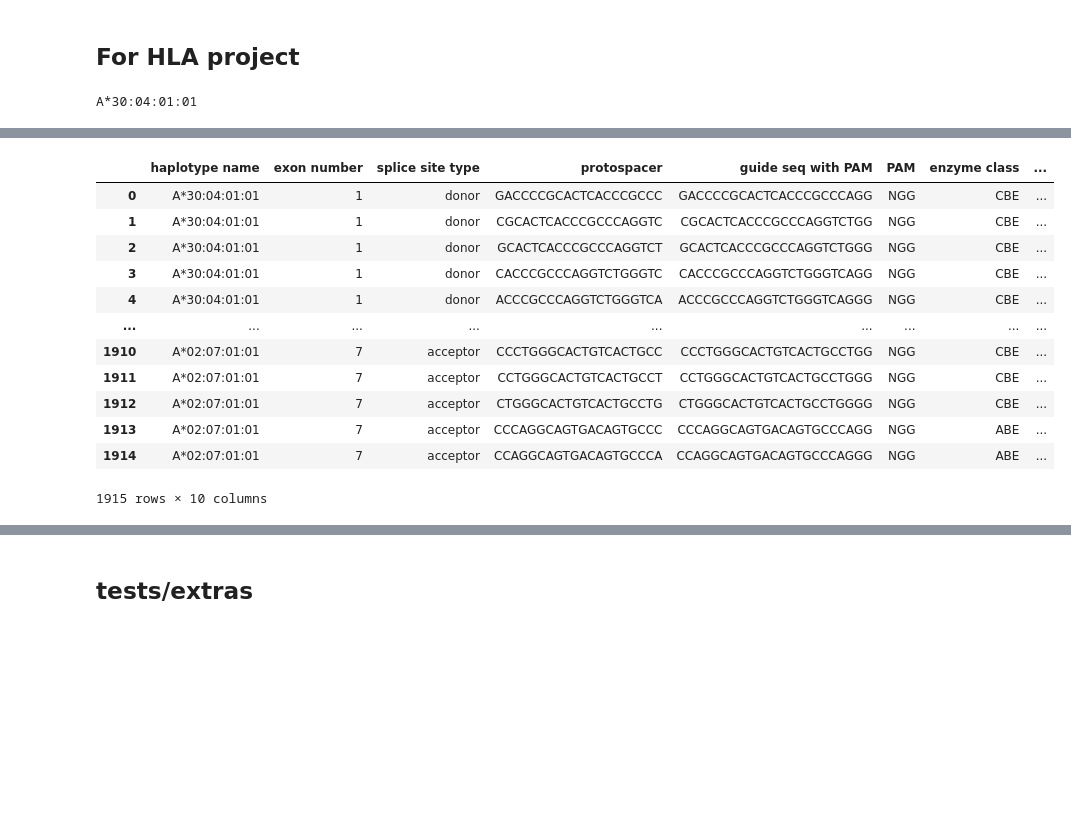
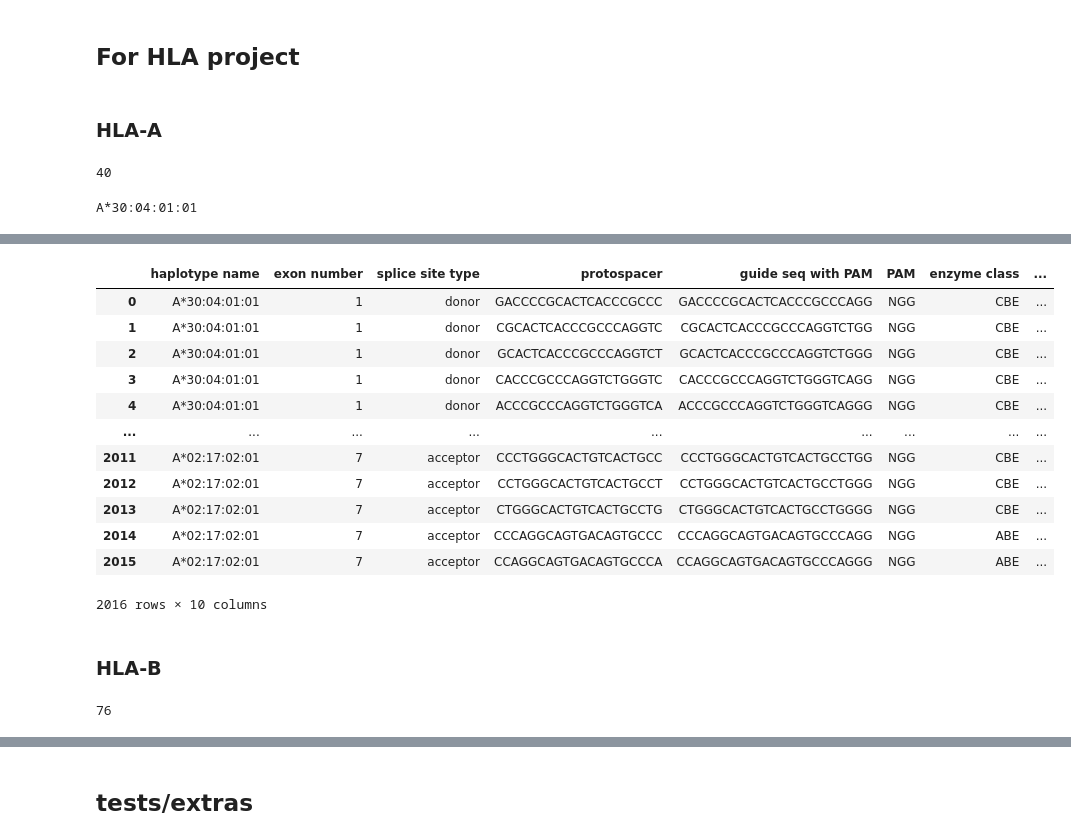
Before and after one commit to asdfghjkate/HLA_spliceEdit, a Jupyter notebook: spliceR_python_HLA.ipynb, the cells around one changed output, grey strips where cells are left out. Saved outputs shown, nothing was run; the diff lists cells and outputs as text; code cells hidden in the pictures; blank space fills up the shorter version.

```diff
--- a/spliceR_python_HLA.ipynb
+++ b/spliceR_python_HLA.ipynb
@@ -135,7 +136,8 @@ def spliceR_main(
     ABE = True,
     SA = True,
     SD = True,
-    logistic_adjust = 1
+    logistic_adjust = 1,
+    max_exon_targeted = None # for certain HLAs, we want to stop considering later exons as potential targets since they encode cytoplasmic tail/DQB1 has exon 5 splice acceptor polymorphisms which cause problems w the code
 ):
     """
     inputs:
@@ -156,7 +158,7 @@ def spliceR_main(
         - coding sequence: string of cDNA sequence
 
     returns: dataframe (or list of lists) with columns:
-    ['haplotype name', 'exon number', 'splice site type', 'protospacer', 'guide seq with PAM', 'PAM', 'enzyme class', 'CBE/ABE position', 'guide score', 'cDNA distuption pct']
+    ['haplotype name', 'exon number', 'splice site type', 'protospacer', 'guide seq with PAM', 'PAM', 'enzyme class', 'CBE/ABE position', 'guide score', 'cDNA disruption pct']
     """
     ### inner helper functions for getting CBE/ABE guides for SA and SD sites
 
@@ -248,21 +250,25 @@ def spliceR_main(
         return output
 
     #### MAIN FUNCTION
-    cols = ['haplotype name', 'exon number', 'splice site type', 'protospacer', 'guide seq with PAM', 'PAM', 'enzyme class', 'CBE/ABE position', 'guide score', 'cDNA distuption pct']
+    cols = ['haplotype name', 'exon number', 'splice site type', 'protospacer', 'guide seq with PAM', 'PAM', 'enzyme class', 'CBE/ABE position', 'guide score', 'cDNA disruption pct']
 
     exons_list = []
     num_exons = 0
     for feature in genomic_features:
         if feature['type'] =='exon':
-            exons_list.append(feature)
+            if max_exon_targeted is not None:
+                if int(feature['number']) <= max_exon_targeted:
+                    exons_list.append(feature)
+            else: exons_list.append(feature)
             if int(feature['number'])>num_exons:
                 num_exons=int(feature['number'])
 
+    print("num exons", num_exons)
     ## list to collect all outputs
     output_list_of_lists = [] # each list corresponds to a possible guide
     ## loop over all exons
     for exon in exons_list:
-        # print("exon", exon['number'])
+        print("exon", exon['number'])
 
         ## calculating what percentage of the way through coding sequence the end of this exon is (want earlier disruption)
         end_of_exon_in_cds = 0
@@ -287,6 +293,7 @@ def spliceR_main(
 
         # check if it's last exon, if so, only get splice acceptor (before exon)
         elif int(exon['number']) == num_exons:
+            # print("last exon", int(exon['number']))
             if SA:
                 if CBE:
                     output_list_of_lists.extend(get_CBE_SA_guides(haplotype_name, exon['number'], pam, exon_start_idx, flank_length, genomic_sequence, position_weights_dict, motif_weights_dict, guide_length, pct_of_cds))
@@ -299,17 +306,18 @@ def spliceR_main(
             if SA:
                 if CBE:
                     output_list_of_lists.extend(get_CBE_SA_guides(haplotype_name, exon['number'], pam, exon_start_idx, flank_length, genomic_sequence, position_weights_dict, motif_weights_dict, guide_length, pct_of_cds))
-
+                    print("SA, CBE")
                 if ABE:
                     output_list_of_lists.extend(get_ABE_SA_guides(haplotype_name, exon['number'], pam, exon_start_idx, flank_length, genomic_sequence, position_weights_dict, motif_weights_dict, guide_length, pct_of_cds))
-
+                    print("SA, ABE")
             # splice donor sites
             if SD:
                 if CBE:
                     output_list_of_lists.extend(get_CBE_SD_guides(haplotype_name, exon['number'], pam, exon_end_idx, flank_length, genomic_sequence, position_weights_dict, motif_weights_dict, guide_length, pct_of_cds))
-
+                    print("SD, CBE")
                 if ABE:
                     output_list_of_lists.extend(get_ABE_SD_guides(haplotype_name, exon['number'], pam, exon_end_idx, flank_length, genomic_sequence, position_weights_dict, motif_weights_dict, guide_length, pct_of_cds))
+                    print("SD, ABE")
 
     if output_as_df:
         return pd.DataFrame(output_list_of_lists, columns=cols)
@@ -317,25 +325,31 @@ def spliceR_main(
     else: return output_list_of_lists
 # %% [markdown]
 ## For HLA project
+# %% [markdown]
+### HLA-A
 # %%
 n_to_a = pd.read_csv("HLA_A_name_to_accession.txt", sep="\t")
 n_to_a
-name_to_accession = dict(zip(n_to_a['name'], n_to_a['accession']))
+HLA_A_name_to_accession = dict(zip(n_to_a['name'], n_to_a['accession']))
+HLA_A_name_to_accession
+len(HLA_A_name_to_accession)
 # name_to_accession #dict mapping HLA haplotype name to accession
+# %% [output]
+40
 # %%
 #### running spliceR on all HLA A common haplotypes
 
 # initializing empty dataframe to store results
-cols = ['haplotype name', 'exon number', 'splice site type', 'protospacer', 'guide seq with PAM', 'PAM', 'enzyme class', 'CBE/ABE position', 'guide score', 'cDNA distuption pct']
+cols = ['haplotype name', 'exon number', 'splice site type', 'protospacer', 'guide seq with PAM', 'PAM', 'enzyme class', 'CBE/ABE position', 'guide score', 'cDNA disruption pct']
 HLA_A_output_df = pd.DataFrame(columns=cols)
 
-motif_weights_filepath = "../motif_weights.tsv"
-position_weights_filepath = "../position_weights.tsv"
+motif_weights_filepath = "./motif_weights.tsv"
+position_weights_filepath = "./position_weights.tsv"
 motif_weights_dict, position_weights_dict = parse_motif_position_weights(motif_weights_filepath, position_weights_filepath)
 
-for haplotype in name_to_accession:
+for haplotype in HLA_A_name_to_accession:
     print(haplotype)
-    accession = name_to_accession[haplotype]
+    accession = HLA_A_name_to_accession[haplotype]
     hap_url = f"https://www.ebi.ac.uk/cgi-bin/ipd/api/allele/{accession}"
     # print(hp_url)
     hap_info = parse_json(file_url=hap_url)
@@ -388,14 +402,14 @@ A*02:07:01:01
 |  | haplotype name | exon number | splice site type | protospacer | guide seq with PAM | PAM | enzyme class | ... |
 | 0 | A*30:04:01:01 | 1 | donor | GACCCCGCACTCACCCGCCC | GACCCCGCACTCACCCGCCCAGG | NGG | CBE | ... |
 | 1 | A*30:04:01:01 | 1 | donor | CGCACTCACCCGCCCAGGTC | CGCACTCACCCGCCCAGGTCTGG | NGG | CBE | ... |
 | 2 | A*30:04:01:01 | 1 | donor | GCACTCACCCGCCCAGGTCT | GCACTCACCCGCCCAGGTCTGGG | NGG | CBE | ... |
 | 3 | A*30:04:01:01 | 1 | donor | CACCCGCCCAGGTCTGGGTC | CACCCGCCCAGGTCTGGGTCAGG | NGG | CBE | ... |
 | 4 | A*30:04:01:01 | 1 | donor | ACCCGCCCAGGTCTGGGTCA | ACCCGCCCAGGTCTGGGTCAGGG | NGG | CBE | ... |
 | ... | ... | ... | ... | ... | ... | ... | ... | ... |
-| 1910 | A*02:07:01:01 | 7 | acceptor | CCCTGGGCACTGTCACTGCC | CCCTGGGCACTGTCACTGCCTGG | NGG | CBE | ... |
-| 1911 | A*02:07:01:01 | 7 | acceptor | CCTGGGCACTGTCACTGCCT | CCTGGGCACTGTCACTGCCTGGG | NGG | CBE | ... |
-| 1912 | A*02:07:01:01 | 7 | acceptor | CTGGGCACTGTCACTGCCTG | CTGGGCACTGTCACTGCCTGGGG | NGG | CBE | ... |
-| 1913 | A*02:07:01:01 | 7 | acceptor | CCCAGGCAGTGACAGTGCCC | CCCAGGCAGTGACAGTGCCCAGG | NGG | ABE | ... |
-| 1914 | A*02:07:01:01 | 7 | acceptor | CCAGGCAGTGACAGTGCCCA | CCAGGCAGTGACAGTGCCCAGGG | NGG | ABE | ... |
+| 2011 | A*02:17:02:01 | 7 | acceptor | CCCTGGGCACTGTCACTGCC | CCCTGGGCACTGTCACTGCCTGG | NGG | CBE | ... |
+| 2012 | A*02:17:02:01 | 7 | acceptor | CCTGGGCACTGTCACTGCCT | CCTGGGCACTGTCACTGCCTGGG | NGG | CBE | ... |
+| 2013 | A*02:17:02:01 | 7 | acceptor | CTGGGCACTGTCACTGCCTG | CTGGGCACTGTCACTGCCTGGGG | NGG | CBE | ... |
+| 2014 | A*02:17:02:01 | 7 | acceptor | CCCAGGCAGTGACAGTGCCC | CCCAGGCAGTGACAGTGCCCAGG | NGG | ABE | ... |
+| 2015 | A*02:17:02:01 | 7 | acceptor | CCAGGCAGTGACAGTGCCCA | CCAGGCAGTGACAGTGCCCAGGG | NGG | ABE | ... |
-1915 rows × 10 columns
+2016 rows × 10 columns
 # %%
@@ -402,0 +417,12 @@ HLA_A_output_df.to_csv('HLA_A_all_haps_splice_site_BE_test1.csv', index=False)
+# %% [markdown]
+### HLA-B
+# %%
+hla_b_n_to_a = pd.read_csv("HLA_B_name_to_accession.txt", sep="\t")
+hla_b_n_to_a
+HLA_B_name_to_accession = dict(zip(hla_b_n_to_a['name'], hla_b_n_to_a['accession']))
+HLA_B_name_to_accession
+len(HLA_B_name_to_accession)
+
+## there are 76 different haplotypes to target b/c ig 2 of the original list of 74 have 2 versions that are both marked as common??
+# %% [output]
+76
```
Also changed, not shown: parts of 21 cells of this notebook, 2 other files.
